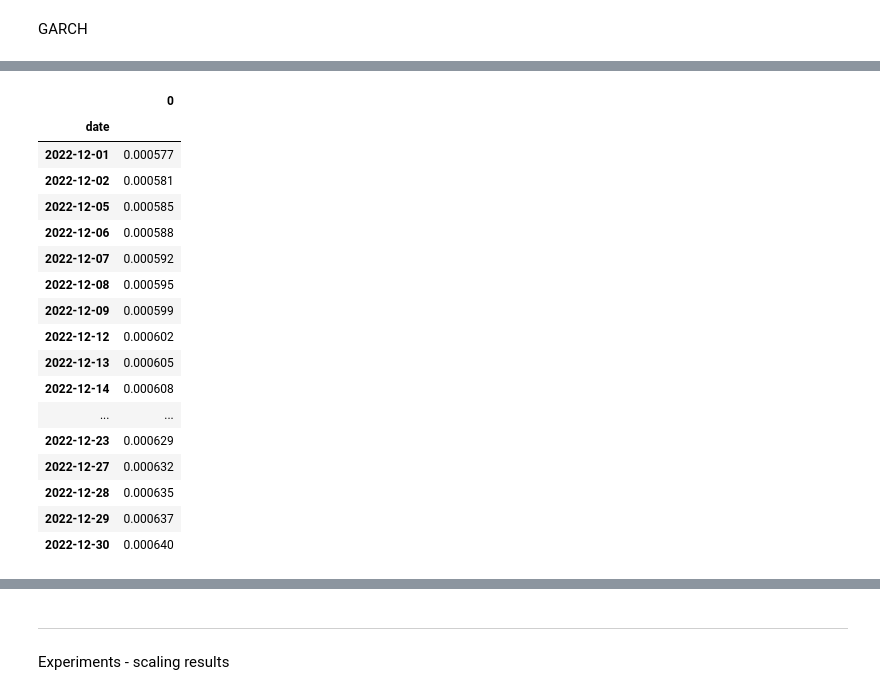
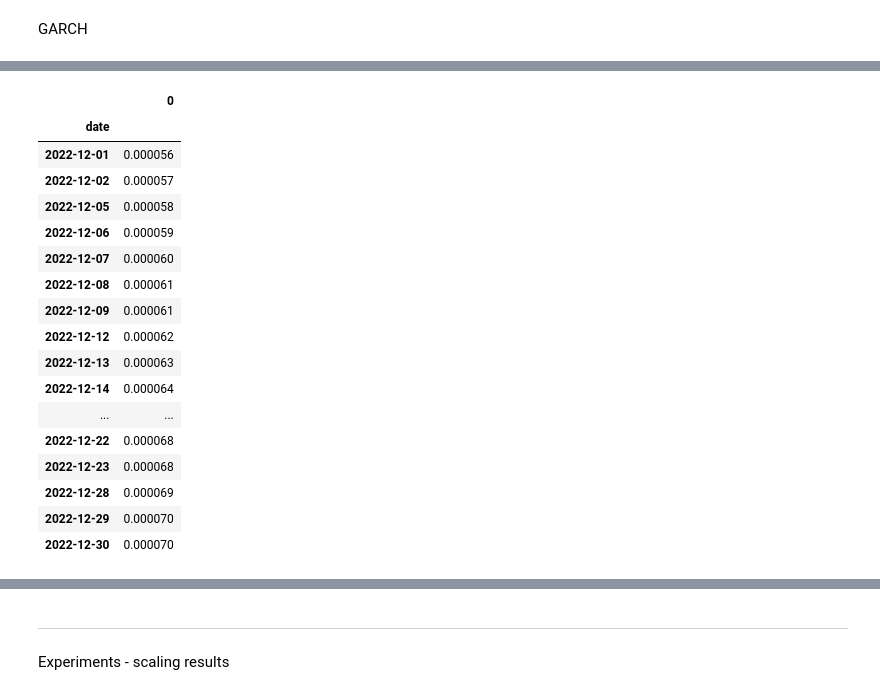
Before and after one commit to maxbranting/gold-forecast, a Jupyter notebook: Models/Volatility/GARCH.ipynb, the cells around one changed output, grey strips where cells are left out. Cells and saved outputs as stored; diff of their text form; code cells hidden in the pictures.

```diff
--- a/Models/Volatility/GARCH.ipynb
+++ b/Models/Volatility/GARCH.ipynb
@@ -178,6 +186,7 @@ import math
 # %%
-df = pd.read_csv('data/data_returns_clean.csv', sep=';', index_col='date',  parse_dates=['date'], usecols=['date','Gold'])
+df = pd.read_csv(r'C:\Users\maxim\Documents\GitHub\gold-forecast\data\data_returns_clean.csv', sep=';', index_col='date',  parse_dates=['date'], usecols=['date','Gold'])
 df.dropna(inplace=True)
+dfp = pd.read_csv(r'C:\Users\maxim\Documents\GitHub\gold-forecast\data\data_nominal_clean.csv', sep=';', index_col='date',  parse_dates=['date'], usecols=['date','Gold'])
 # %%
 fig, ax = plt.subplots(figsize=(12,6))
 sns.lineplot(x=df.index, y='Gold', data=df, ax=ax)
@@ -312,7 +339,7 @@ findfont: Font family ['stix'] not found. Falling back to DejaVu Sans.
 Estimating GARCH and EGARCH on train
 # %%
 # data split
-y_train_v, y_test_v = dfpc[dfpc.index<'2022-12-01'], dfpc[(dfpc.index.year==2022) & (dfpc.index.month==12)]
+y_train_v, y_test_v = df[df.index<'2022-12-01'], df[(df.index.year==2022) & (df.index.month==12)]
 
 # historical vol split
 hv_train, hv_test = volatility[volatility.index<'2022-12-01'], volatility[(volatility.index.year==2022) & (volatility.index.month==12)]
@@ -320,7 +347,7 @@ hv_train, hv_test = volatility[volatility.index<'2022-12-01'], volatility[(volat
 GARCH
 # %%
 #Define a GARCH model
-model_garch = arch_model(y_train_v,dist="Normal", vol = 'GARCH', p=1, q=1, rescale=False)
+model_garch = arch_model(y_train_v,dist="Normal", vol = 'GARCH', p=1, q=1)
 #Fit the model
 model_fit_garch = model_garch.fit(disp='off')
 #Summary of the model
@@ -357,28 +392,28 @@ ts_plot(resid_garch, st_resid_garch)
 forecasts_garch = model_fit_garch.forecast(horizon=y_test_v.shape[0], reindex=False)
 # %%
 y_hat_garch = forecasts_garch.variance.values
-y_hat_garch = pd.DataFrame(y_hat_garch.reshape(21))
+y_hat_garch = pd.DataFrame(y_hat_garch.reshape(20))
 y_hat_garch.index = y_test_v.index
 y_hat_garch
 # %% [output]
 |  | 0 |
 | date |  |
-| 2022-12-01 | 0.000577 |
-| 2022-12-02 | 0.000581 |
-| 2022-12-05 | 0.000585 |
-| 2022-12-06 | 0.000588 |
-| 2022-12-07 | 0.000592 |
-| 2022-12-08 | 0.000595 |
-| 2022-12-09 | 0.000599 |
-| 2022-12-12 | 0.000602 |
-| 2022-12-13 | 0.000605 |
-| 2022-12-14 | 0.000608 |
+| 2022-12-01 | 0.000056 |
+| 2022-12-02 | 0.000057 |
+| 2022-12-05 | 0.000058 |
+| 2022-12-06 | 0.000059 |
+| 2022-12-07 | 0.000060 |
+| 2022-12-08 | 0.000061 |
+| 2022-12-09 | 0.000061 |
+| 2022-12-12 | 0.000062 |
+| 2022-12-13 | 0.000063 |
+| 2022-12-14 | 0.000064 |
 | ... | ... |
-| 2022-12-23 | 0.000629 |
-| 2022-12-27 | 0.000632 |
-| 2022-12-28 | 0.000635 |
-| 2022-12-29 | 0.000637 |
-| 2022-12-30 | 0.000640 |
+| 2022-12-22 | 0.000068 |
+| 2022-12-23 | 0.000068 |
+| 2022-12-28 | 0.000069 |
+| 2022-12-29 | 0.000070 |
+| 2022-12-30 | 0.000070 |
 # %%
 garch_full[(garch_full.index.year==2022) & (garch_full.index.month==12)]
 # %% [output]
```
Also changed, not shown: parts of 19 cells of this notebook, 1 other file.
